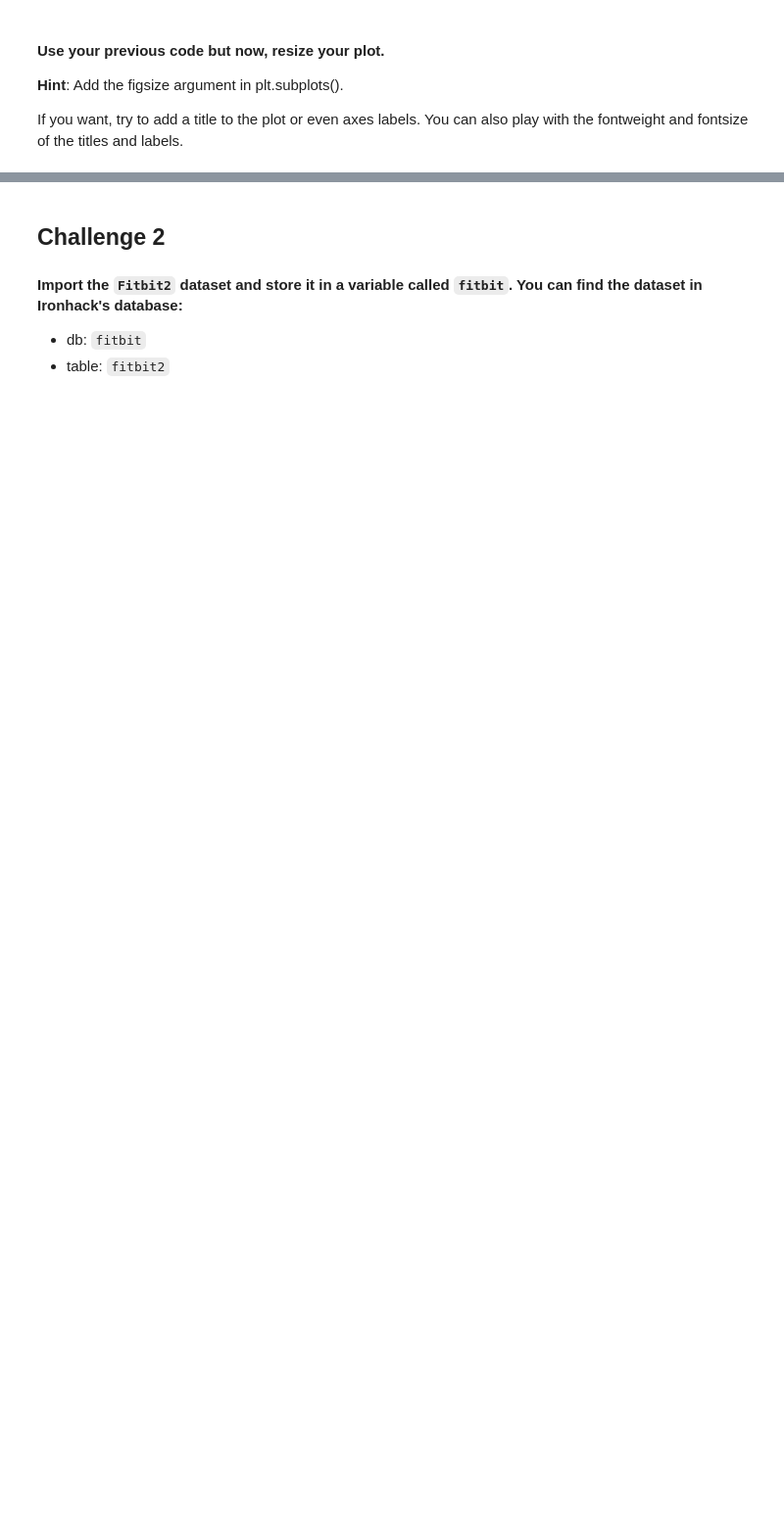
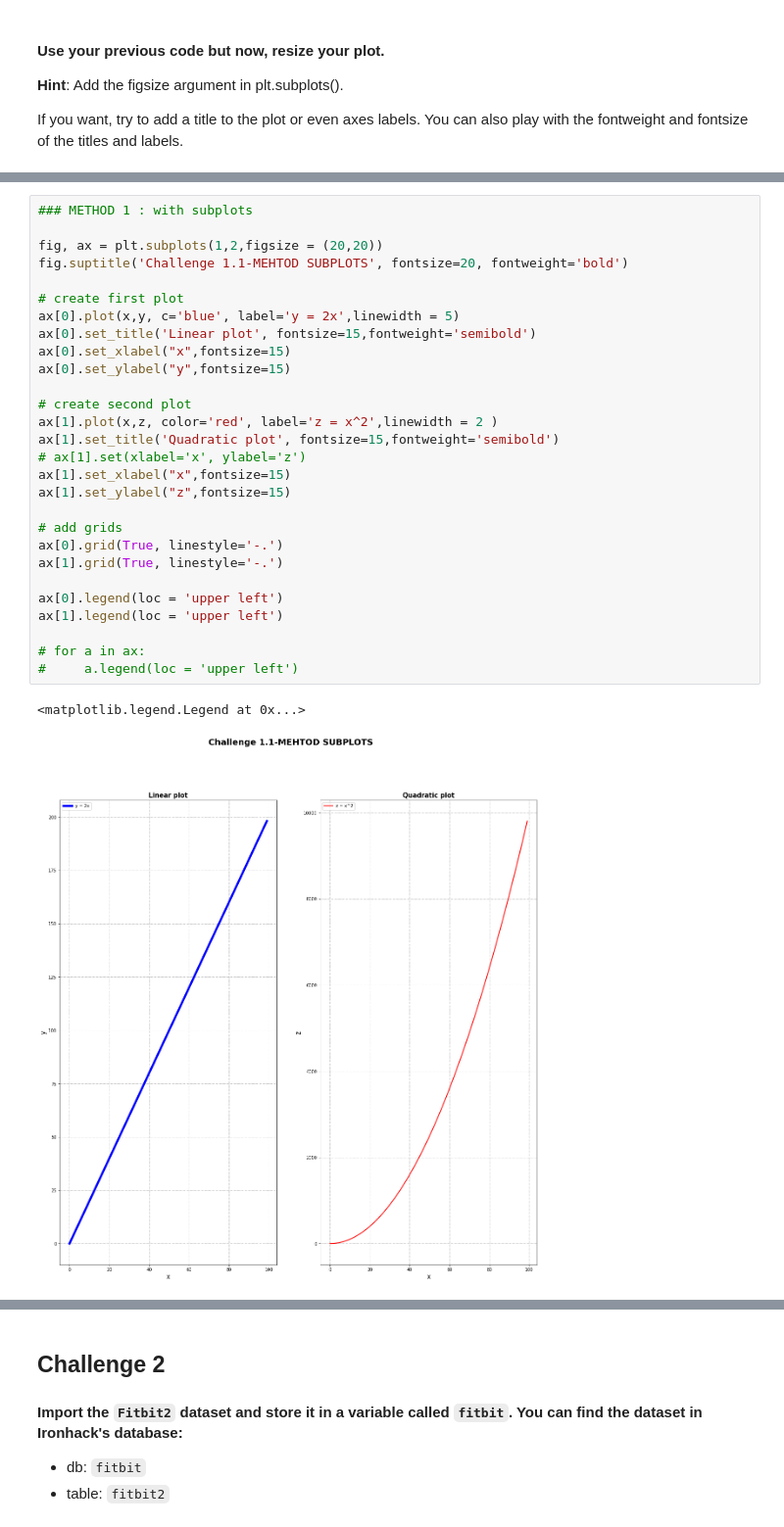
Before and after one commit to ta-data-remote/lab-matplotlib-seaborn, a Jupyter notebook: your-code/main.ipynb, the cells around one changed output, grey strips where cells are left out. Shown at 98% size. Saved outputs shown, nothing was run; the diff lists cells and outputs as text; blank space fills up the shorter version.

```diff
--- a/your-code/main.ipynb
+++ b/your-code/main.ipynb
@@ -41,3 +106,34 @@ If you want, try to add a title to the plot or even axes labels. You can also pl
+# %%
+### METHOD 1 : with subplots
+
+fig, ax = plt.subplots(1,2,figsize = (20,20))
+fig.suptitle('Challenge 1.1-MEHTOD SUBPLOTS', fontsize=20, fontweight='bold')
+
+# create first plot
+ax[0].plot(x,y, c='blue', label='y = 2x',linewidth = 5)
+ax[0].set_title('Linear plot', fontsize=15,fontweight='semibold')
+ax[0].set_xlabel("x",fontsize=15)
+ax[0].set_ylabel("y",fontsize=15)
+
+# create second plot
+ax[1].plot(x,z, color='red', label='z = x^2',linewidth = 2 )
+ax[1].set_title('Quadratic plot', fontsize=15,fontweight='semibold')
+# ax[1].set(xlabel='x', ylabel='z')
+ax[1].set_xlabel("x",fontsize=15)
+ax[1].set_ylabel("z",fontsize=15)
+
+# add grids
+ax[0].grid(True, linestyle='-.')
+ax[1].grid(True, linestyle='-.')
+
+ax[0].legend(loc = 'upper left')
+ax[1].legend(loc = 'upper left')
+
+# for a in ax:
+#     a.legend(loc = 'upper left')
+# %% [output]
+<matplotlib.legend.Legend at 0x...>
+[figure, added]
 # %% [markdown]
 #### Now you will have to plot both $y=x^2$ and $y=e^x$ in the same plot. Create two subplots and use a normal scale in the first one and a logarithmic scale in the second one.
 **Hint**: Use `set_xscale` and `set_yscale`.
```
Also changed, not shown: parts of 40 cells of this notebook.
